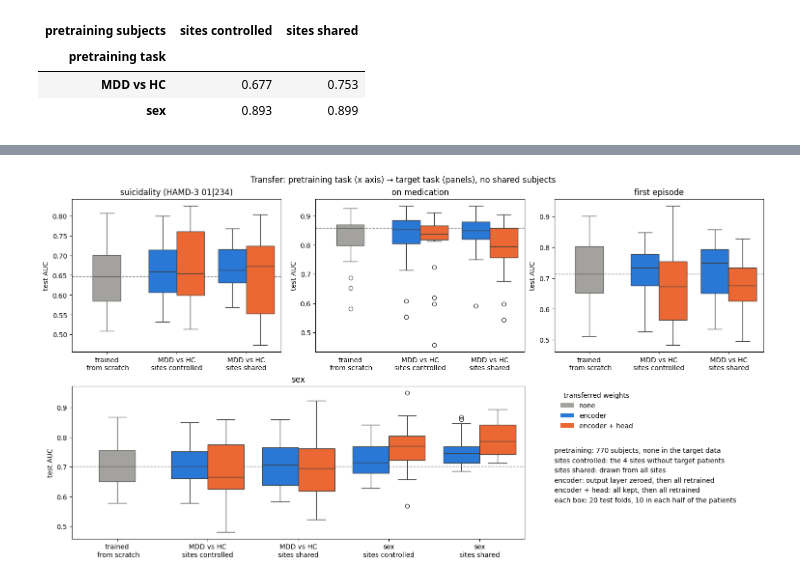
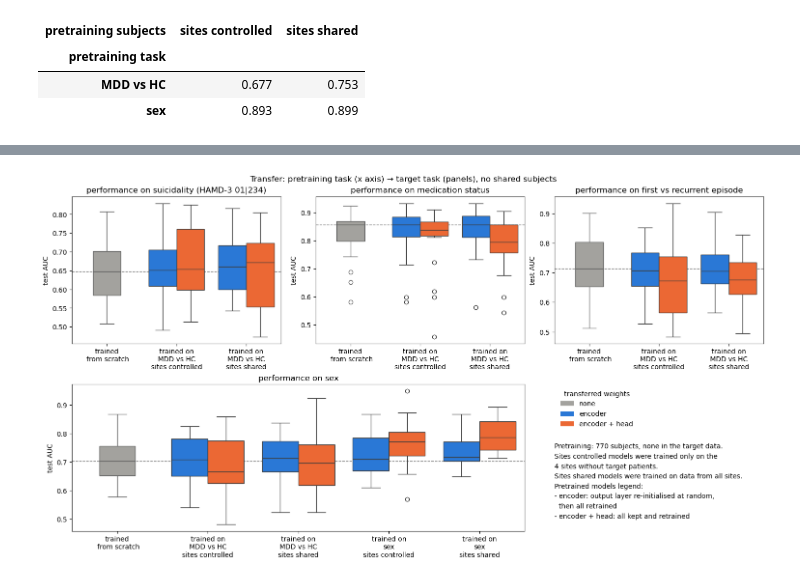
Before and after one commit to neuroneural/circRNA, a Jupyter notebook: docs/04_paper/paper_results.ipynb, the cells around one changed output, grey strips where cells are left out. Saved outputs shown, nothing was run; the diff lists cells and outputs as text; code cells hidden in the pictures.

```diff
--- a/docs/04_paper/paper_results.ipynb
+++ b/docs/04_paper/paper_results.ipynb
@@ -141,7 +141,9 @@ fig, ax = plt.subplots(figsize=(11, 4.5))
 sns.boxplot(data=withhc, x="contrast", y="test_auc", hue="model", order=CONTRASTS, ax=ax)
 ax.axhline(0.5, ls="--", c="gray", lw=1)
 ax.axvline(len(CONTRASTS) - 1.5, c="lightgray", lw=1)
-ax.set_xticks(range(len(CONTRASTS)), CONTRASTS[:-1] + [f"{CONTRASTS[-1]}\n(multiclass)"])
+sizes = withhc.groupby("contrast")["classes"].first().str.replace("/", "|")  # subjects per class
+labels = [f"{c}\n(multiclass)" if c == CONTRASTS[-1] else c for c in CONTRASTS]
+ax.set_xticks(range(len(CONTRASTS)), [f"{label}\nsize {sizes[c]}" for label, c in zip(labels, CONTRASTS)])
 ax.set(title="Suicidality, patients + HC: test AUC over 10 folds", xlabel="HAMD-3 classes", ylabel="test AUC")
 sns.move_legend(ax, "upper left", bbox_to_anchor=(1, 1))
 fig.tight_layout()
@@ -199,9 +201,9 @@ from scipy import stats
 from sklearn.model_selection import StratifiedKFold, train_test_split
 
 SEED, N_FOLDS = 42, 10
-# what a pretrained start keeps from pretraining: "zero" = encoder (output layer zeroed), "reset" = encoder
-# (output layer re-initialised), "keep" = encoder + output layer, "frozen" = as "keep", not retrained
-HEADS = ["zero", "keep", "frozen"]
+# what a pretrained start keeps from pretraining: "reset" = encoder (output layer re-initialised at random),
+# "zero" = encoder (output layer zeroed), "keep" = encoder + output layer, "frozen" = as "keep", not retrained
+HEADS = ["reset", "keep", "frozen"]
 
 # the 1,944 subjects of the MDD vs HC benchmark, and their labels (NaN = missing)
 npz = np.load(f"{DATA}/mdd_ica53_tc_superclean.npz", allow_pickle=True)
@@ -319,7 +321,7 @@ Pretrained models on their own task: validation AUC (one 80/20 split, no CV), me
 | sex | 0.893 | 0.899 |
 # %%
 # what each start keeps from pretraining, as named in the table and plot
-WEIGHTS = {"-": "none", "zero": "encoder", "reset": "encoder, random head",
+WEIGHTS = {"-": "none", "reset": "encoder", "zero": "encoder, zero head",
            "keep": "encoder + head", "frozen": "encoder + head, frozen"}
 SCRATCH = "trained\n from scratch"
 res = transfer[transfer["task"] == "target"]
@@ -363,39 +365,43 @@ table
 | 51 | sex | sex, sites shared | encoder + head, frozen | 612 | 0.773 ± 0.053 | 0.067 | 16/20 | 0.037 |
 # %%
 # top: MDD vs HC pretraining on the clinical targets; bottom: sex, with sex pretraining as the control
-SHOWN = ["zero", "keep"]  # the frozen starts stay in the table above
+SHOWN = ["reset", "keep"]  # the frozen starts stay in the table above
 CLINICAL = ["suicidality (HAMD-3 01|234)", "on medication", "first episode"]
+TITLES = {"on medication": "medication status", "first episode": "first vs recurrent episode"}
 hue_order = [WEIGHTS[head] for head in SHOWN]
 palette = dict(zip(WEIGHTS.values(), ["#a3a29e", "#2a78d6", "#1baf7a", "#eb6834", "#6250d6"]))
 
 fig, axes = plt.subplot_mosaic([CLINICAL, ["sex", "sex", "notes"]], figsize=(15, 8), layout="constrained")
 for target in CLINICAL + ["sex"]:
     sources = SOURCES if target == "sex" else ["MDD vs HC"]
     order = [SCRATCH] + [f"{source}, {config}" for source in sources for config in CONFIGS]
     g = res[(res["target"] == target) & res["start"].isin(order) & res["head"].isin(["-"] + SHOWN)]
     from_scratch = g[g["start"] == SCRATCH]
 
     ax = axes[target]
     sns.boxplot(data=from_scratch, x="start", y="auc", order=order, color=palette["none"],
                 width=0.8 / len(SHOWN), saturation=1, ax=ax)
     sns.boxplot(data=g[g["start"] != SCRATCH], x="start", y="auc", order=order, hue="weights",
                 hue_order=hue_order, palette=palette, saturation=1, legend=False, ax=ax)
     ax.axhline(from_scratch["auc"].median(), ls="--", c="gray", lw=1, zorder=0)
-    ax.set_xticks(range(len(order)), [start.replace(", ", "\n") for start in order])
-    ax.set(title=target, xlabel="", ylabel="test AUC")
+    ax.set_xticks(range(len(order)), [start if start == SCRATCH else "trained on\n{}\n{}".format(*start.split(", "))
+                                      for start in order])
+    ax.set(title=f"performance on {TITLES.get(target, target)}", xlabel="", ylabel="test AUC")
 
 # in-figure legend and the setting in short
 notes = axes["notes"]
 notes.axis("off")
 notes.legend([plt.Rectangle((0, 0), 1, 1, fc=palette[w]) for w in ["none"] + hue_order], ["none"] + hue_order,
              title="transferred weights", loc="upper left", frameon=False)
-notes.text(0, 0.6, """pretraining: 770 subjects, none in the target data
-sites controlled: the 4 sites without target patients
-sites shared: drawn from all sites
-encoder: output layer zeroed, then all retrained
-encoder + head: all kept, then all retrained
-each box: 20 test folds, 10 in each half of the patients""", va="top", transform=notes.transAxes, linespacing=1.6)
+notes.text(0, 0.6, """Pretraining: 770 subjects, none in the target data.
+Sites controlled models were trained only on the
+4 sites without target patients.
+Sites shared models were trained on data from all sites.
+Pretrained models legend:
+- encoder: output layer re-initialised at random,
+  then all retrained
+- encoder + head: all kept and retrained""", va="top", transform=notes.transAxes, linespacing=1.6)
 fig.suptitle("Transfer: pretraining task (x axis) → target task (panels), no shared subjects")
 fig.savefig(f"{OUT}/transfer_{TAG}.png", dpi=150)
 # %% [output]
-[figure, old version]
+[figure, new version]
```
Also changed, not shown: parts of 2 cells of this notebook, 10 other files.
